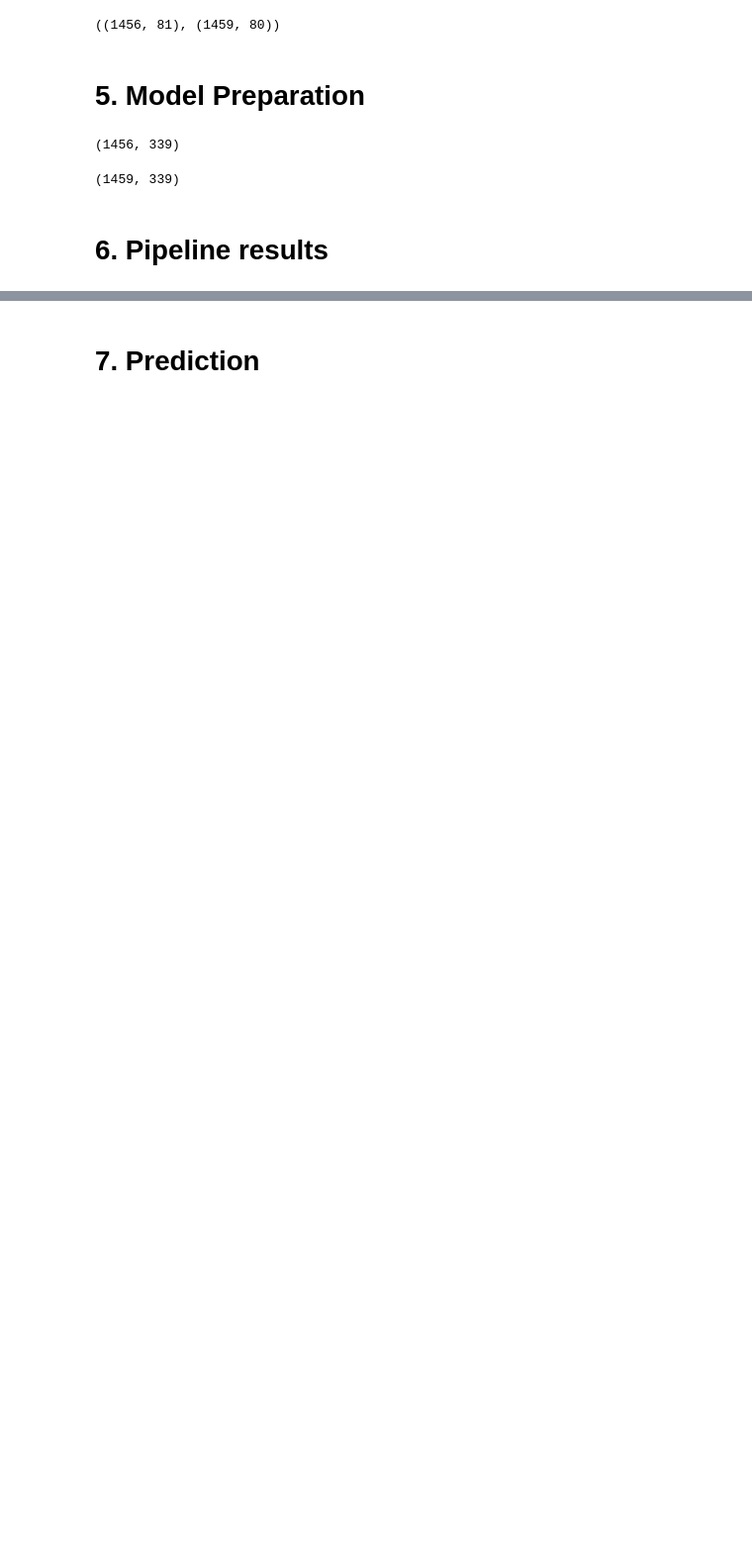
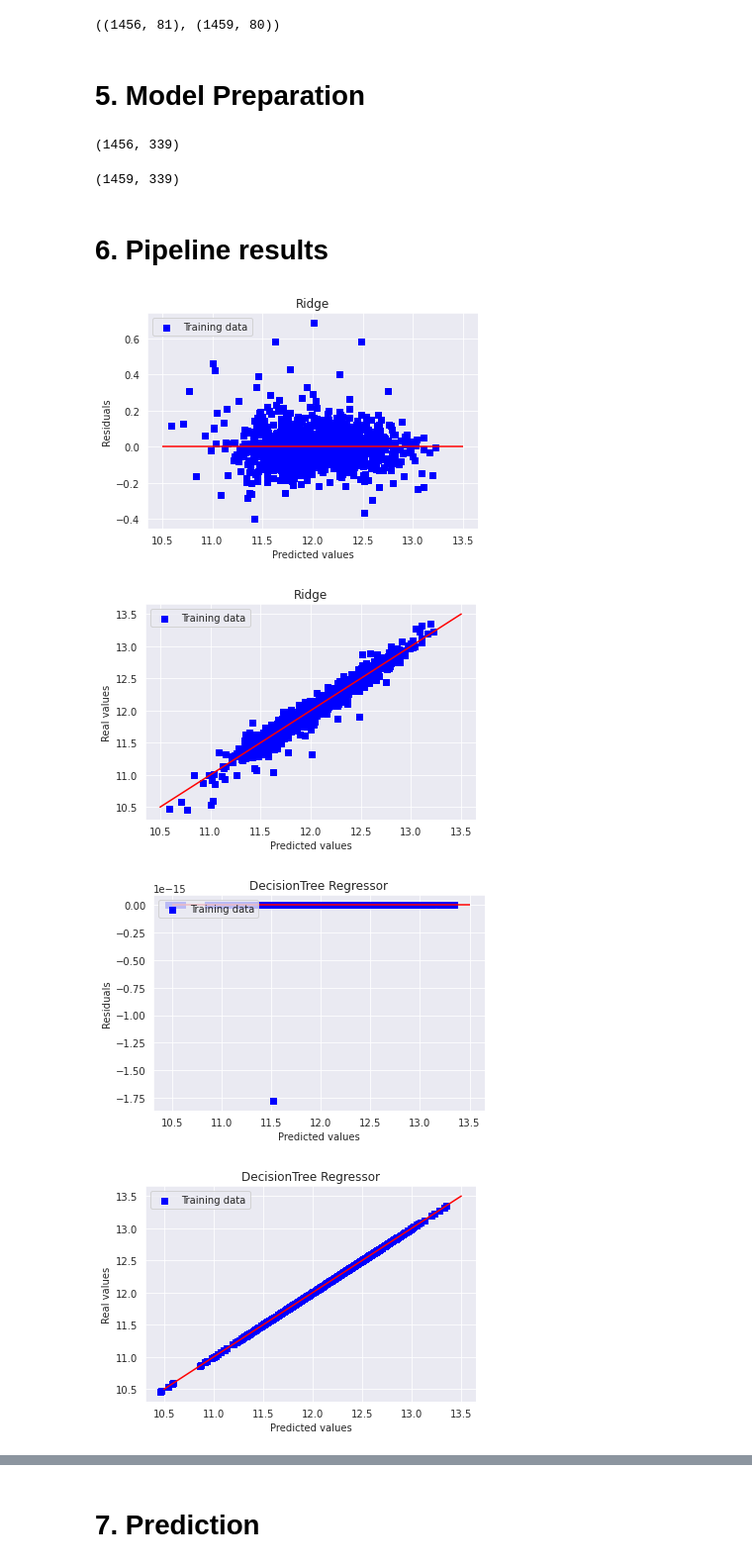
Before and after one commit to max-lutz/Kaggle_competitions, a Jupyter notebook: house-price-regression-full-eda-ml-workflow.ipynb, the cells around one changed output, grey strips where cells are left out. Shown at 99% size. Cells and saved outputs as stored; diff of their text form; code cells hidden in the pictures; blank space fills up the shorter version.

```diff
--- a/house-price-regression-full-eda-ml-workflow.ipynb
+++ b/house-price-regression-full-eda-ml-workflow.ipynb
@@ -1040,39 +1042,44 @@ def plot_result_regression(y_train, y_train_pred, algo_name):
 # %%
 models_list = {'Ridge': Ridge(),
                'DecisionTree Regressor': DecisionTreeRegressor(),
-               'Random Forest': RandomForestRegressor(),
+               #'Random Forest': RandomForestRegressor(),
                'SVR': SVR(),
                'LGBMRegressor' :LGBMRegressor(verbosity = 0, force_row_wise=True),
                'XGBRegressor': XGBRegressor(use_label_encoder=False, verbosity = 0),
-               'CatBoostRegressor': CatBoostRegressor(verbose = 0),
+               #'CatBoostRegressor': CatBoostRegressor(verbose = 0),
                'Lasso': Lasso(alpha=0.0005),
                'KernelRidge': KernelRidge(),
                'ElasticNet': ElasticNet(alpha=0.0004, l1_ratio=0.9),
                'BayesianRidge': BayesianRidge(),
                'GradientBoostingRegressor': GradientBoostingRegressor()}
 
 scoring = {'max_error': 'max_error', 'neg_mean_squared_error': 'neg_mean_squared_error', 'r2':'r2'}
 columns = ['Model', 'Median fit time', 'Mean max error', 'Std max error', 'Mean error', 'Std mean error', 'Mean r2', 'Std r2']
 
 model_perf_matrix = []
 for model_name, model in models_list.items():
     pipeline = Pipeline([
         ('preprocessing' , preprocessing),
         ('scaler' ,        RobustScaler()),
         #('scaler' ,        StandardScaler()),
         #('pca'    ,        PCA(n_components=10)),
         ('model' ,           model)
     ])
 
     cv_score = cross_validate(pipeline, X, y, cv=folds, scoring=scoring);
-    #print(cv_score)
     #cv_score = np.sqrt(-cross_val_score(pipeline, X, y, cv=folds, scoring=scoring));
-    model_perf_matrix.append([model_name, round(cv_score['test_max_error'].mean(),4), round(cv_score['test_max_error'].std(),4),
+    model_perf_matrix.append([model_name, round(cv_score['fit_time'].mean(),3),
+                                          round(cv_score['test_max_error'].mean(),4), round(cv_score['test_max_error'].std(),4),
                                           round(np.sqrt(-cv_score['test_neg_mean_squared_error']).mean(),4), round(np.sqrt(-cv_score['test_neg_mean_squared_error']).std(),4),
                                           round(cv_score['test_r2'].mean(),4), round(cv_score['test_r2'].std(),4)])
 
-    #pipeline.fit(X,y)
-    #plot_result_regression(y, pipeline.predict(X), model_name)
+    pipeline.fit(X,y)
+    plot_result_regression(y, pipeline.predict(X), model_name)
 
 df_model_perf = pd.DataFrame(model_perf_matrix, columns=columns)
 df_model_perf
+# %% [output]
+[figure, added]
+[figure, added]
+[figure, added]
+[figure, added]
```
Also changed, not shown: parts of 11 cells of this notebook.
